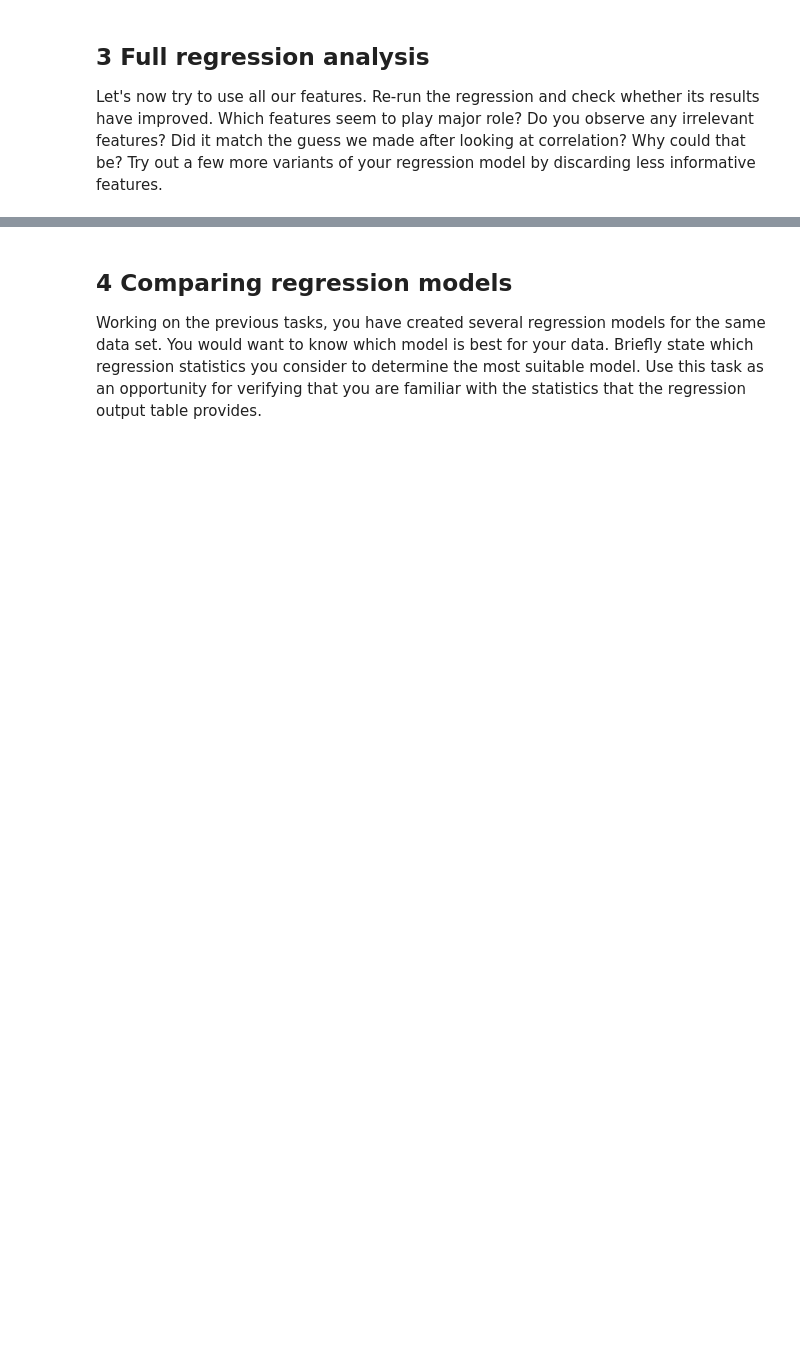
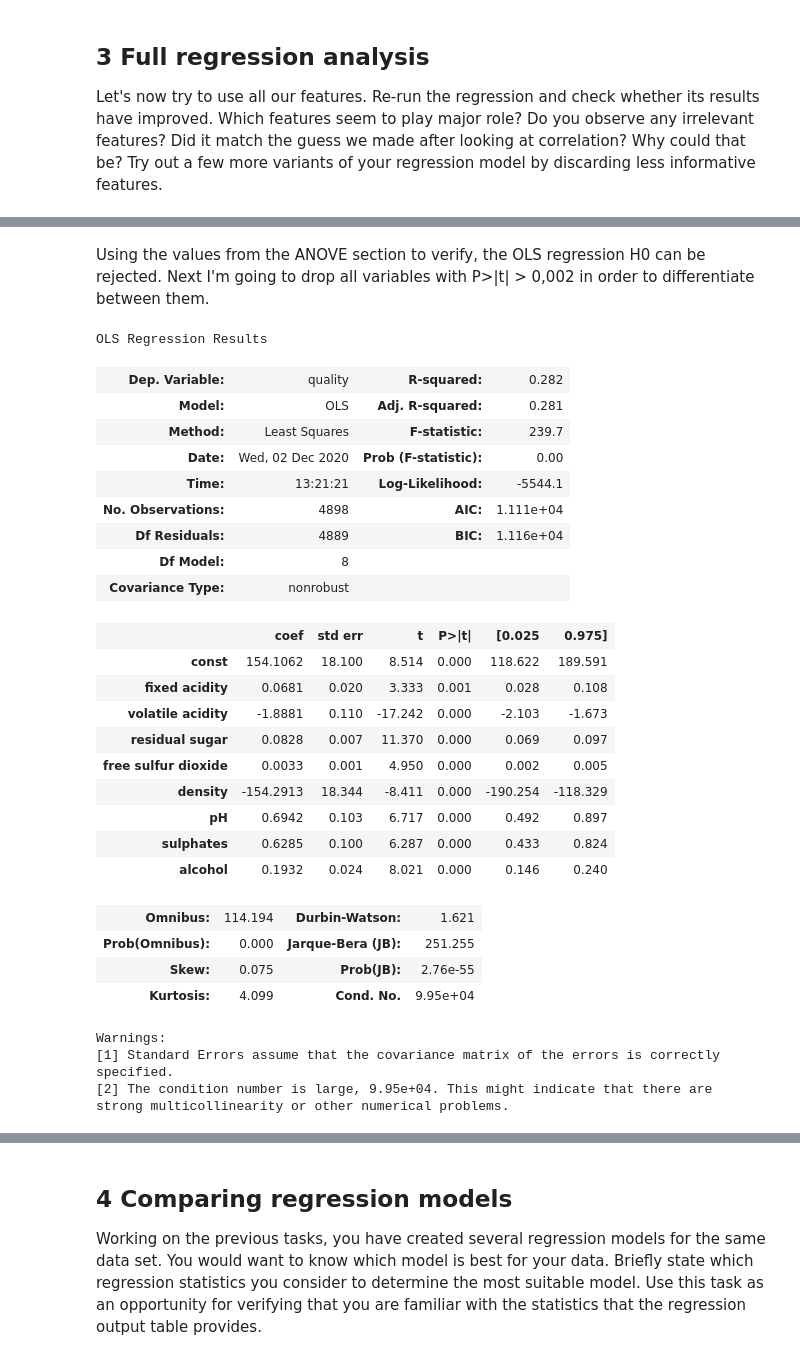
Before and after one commit to kalinakalina/bads, a Jupyter notebook: exercises/3_ex_predictive_analytics.ipynb, the cells around one changed output, grey strips where cells are left out. Drawn from its saved outputs; the diff is of its cells as text; code cells hidden in the pictures; blank space fills up the shorter version.

```diff
--- a/exercises/3_ex_predictive_analytics.ipynb
+++ b/exercises/3_ex_predictive_analytics.ipynb
@@ -148,0 +206,37 @@ Let's now  try to use all our features. Re-run the regression and check whether
+# %% [markdown]
+Using the values from the ANOVE section to verify, the OLS regression H0 can be rejected.
+Next I'm going to drop all variables with P>|t| > 0,002 in order to differentiate between them.
+# %%
+white_features= white_wines.drop(['citric acid', 'chlorides','total sulfur dioxide', 'quality'], 1)
+X = sm.add_constant(white_features)
+est = sm.OLS(white_wines.quality, X).fit()
+est.summary()
+# %% [output]
+OLS Regression Results
+| Dep. Variable: | quality | R-squared: | 0.282 |
+| Model: | OLS | Adj. R-squared: | 0.281 |
+| Method: | Least Squares | F-statistic: | 239.7 |
+| Date: | Wed, 02 Dec 2020 | Prob (F-statistic): | 0.00 |
+| Time: | 13:21:21 | Log-Likelihood: | -5544.1 |
+| No. Observations: | 4898 | AIC: | 1.111e+04 |
+| Df Residuals: | 4889 | BIC: | 1.116e+04 |
+| Df Model: | 8 |  |  |
+| Covariance Type: | nonrobust |  |  |
+|  | coef | std err | t | P>|t| | [0.025 | 0.975] |
+| const | 154.1062 | 18.100 | 8.514 | 0.000 | 118.622 | 189.591 |
+| fixed acidity | 0.0681 | 0.020 | 3.333 | 0.001 | 0.028 | 0.108 |
+| volatile acidity | -1.8881 | 0.110 | -17.242 | 0.000 | -2.103 | -1.673 |
+| residual sugar | 0.0828 | 0.007 | 11.370 | 0.000 | 0.069 | 0.097 |
+| free sulfur dioxide | 0.0033 | 0.001 | 4.950 | 0.000 | 0.002 | 0.005 |
+| density | -154.2913 | 18.344 | -8.411 | 0.000 | -190.254 | -118.329 |
+| pH | 0.6942 | 0.103 | 6.717 | 0.000 | 0.492 | 0.897 |
+| sulphates | 0.6285 | 0.100 | 6.287 | 0.000 | 0.433 | 0.824 |
+| alcohol | 0.1932 | 0.024 | 8.021 | 0.000 | 0.146 | 0.240 |
+| Omnibus: | 114.194 | Durbin-Watson: | 1.621 |
+| Prob(Omnibus): | 0.000 | Jarque-Bera (JB): | 251.255 |
+| Skew: | 0.075 | Prob(JB): | 2.76e-55 |
+| Kurtosis: | 4.099 | Cond. No. | 9.95e+04 |
+Warnings:
+[1] Standard Errors assume that the covariance matrix of the errors is correctly specified.
+[2] The condition number is large, 9.95e+04. This might indicate that there are
+strong multicollinearity or other numerical problems.
```
Also changed, not shown: parts of 6 cells of this notebook.
